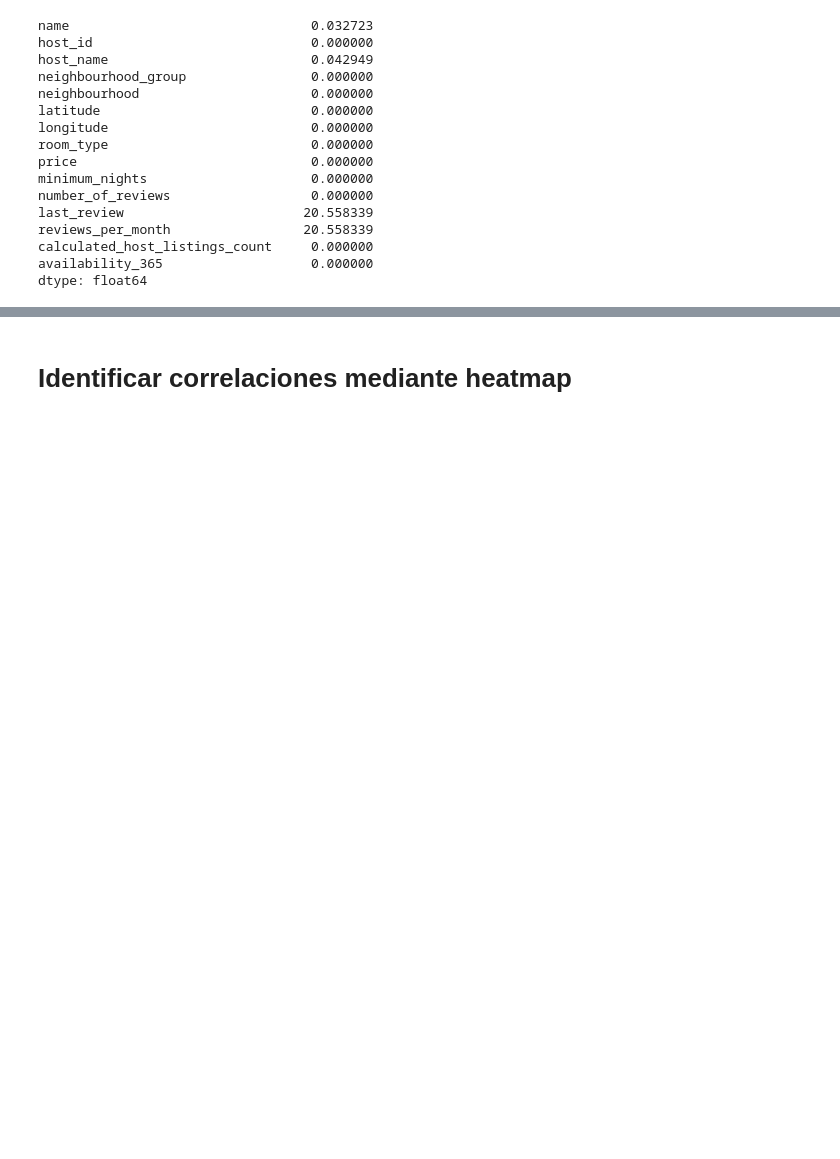
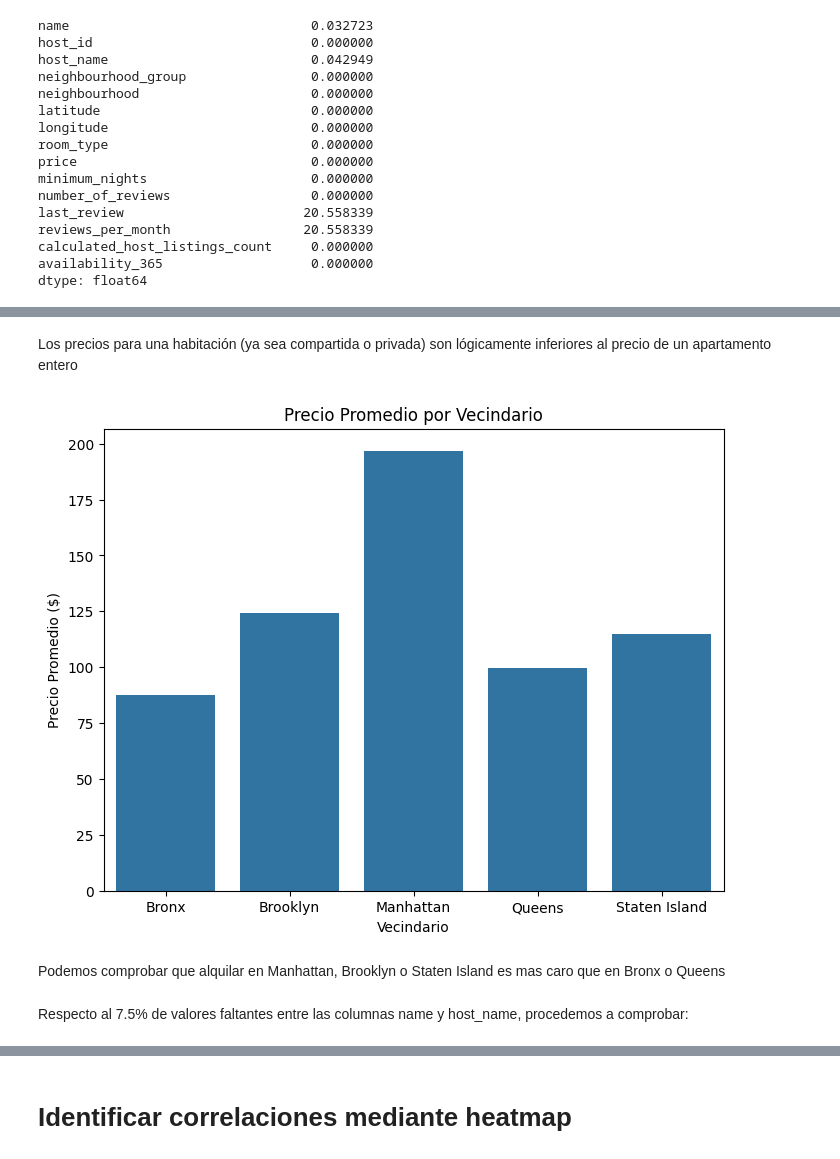
Before and after one commit to 4GeeksAcademy/Data-Preprocessing-Project-Vicente-Polo, a Jupyter notebook: src/explore.ipynb, the cells around one changed output, grey strips where cells are left out. Drawn from its saved outputs; the diff is of its cells as text; code cells hidden in the pictures; blank space fills up the shorter version.

```diff
--- a/src/explore.ipynb
+++ b/src/explore.ipynb
@@ -111,0 +184,19 @@ Como se puede comprobar los campos correspondientes a reviews tienen un 20 por c
+# %% [markdown]
+Los precios para una habitación (ya sea compartida o privada) son lógicamente inferiores al precio de un apartamento entero
+# %%
+
+price_by_neighbourhood = df.groupby('neighbourhood_group')['price'].mean().reset_index()
+
+
+plt.figure(figsize=(8, 6))
+sns.barplot(x='neighbourhood_group', y='price', data=price_by_neighbourhood)
+plt.title('Precio Promedio por Vecindario')
+plt.xlabel('Vecindario')
+plt.ylabel('Precio Promedio ($)')
+plt.show()
+# %% [output]
+[figure, added]
+# %% [markdown]
+Podemos comprobar que alquilar en Manhattan, Brooklyn o Staten Island es mas caro que en Bronx o Queens
+# %% [markdown]
+Respecto al 7.5% de valores faltantes entre las columnas name y host_name, procedemos a comprobar:
```
Also changed, not shown: parts of 34 cells of this notebook.
